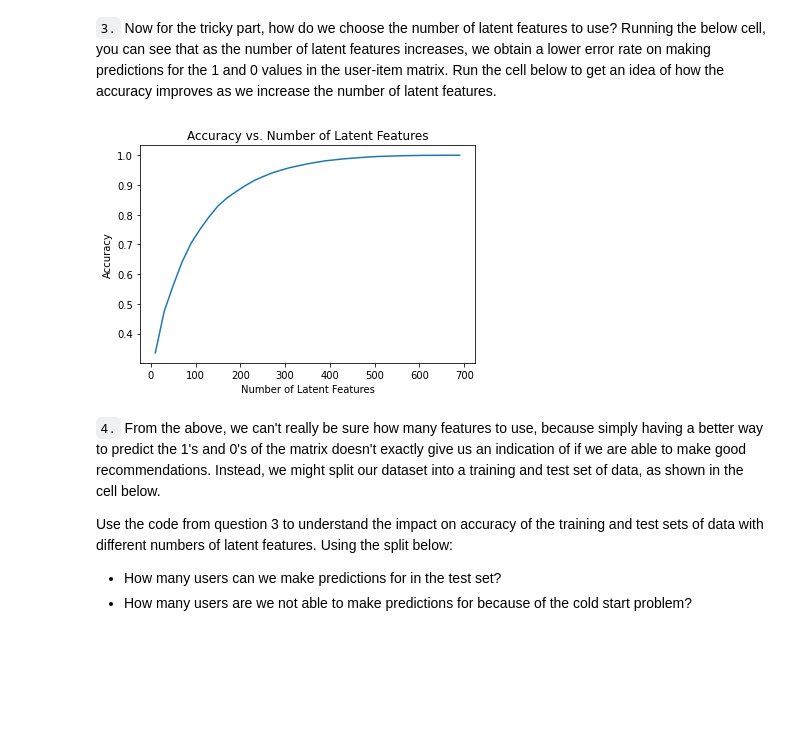
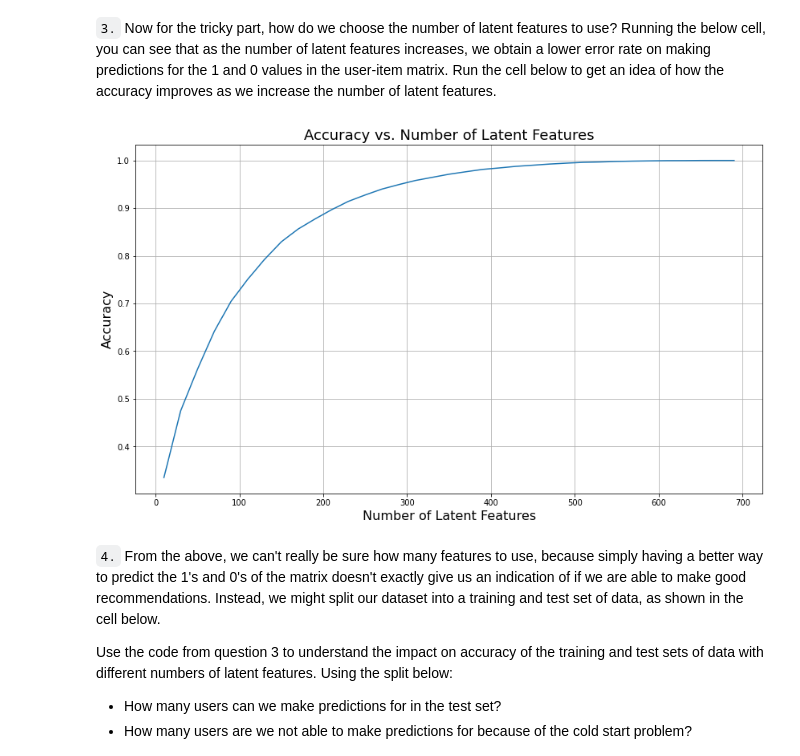
Before and after one commit to rafaelmata357/Data-Science-Udacity, a Jupyter notebook: Recommendations/Recommendations_with_IBM.ipynb, the cells around one changed output. Saved outputs shown, nothing was run; the diff lists cells and outputs as text; code cells hidden in the pictures; blank space fills up the shorter version.

Commit message:
FIX: Accuracy chart size

```diff
--- a/Recommendations/Recommendations_with_IBM.ipynb
+++ b/Recommendations/Recommendations_with_IBM.ipynb
@@ -718,28 +718,30 @@ The difference with the lesson are the values that the user_item_matrix have, th
 # %%
 num_latent_feats = np.arange(10,700+10,20)
 sum_errs = []
 
 for k in num_latent_feats:
     # restructure with k latent features
     s_new, u_new, vt_new = np.diag(s[:k]), u[:, :k], vt[:k, :]
 
     # take dot product
     user_item_est = np.around(np.dot(np.dot(u_new, s_new), vt_new))
 
     # compute error for each prediction to actual value
     diffs = np.subtract(user_item_matrix, user_item_est)
 
     # total errors and keep track of them
     err = np.sum(np.sum(np.abs(diffs)))
     sum_errs.append(err)
 
 
+fig = plt.figure(figsize=(14,8))
 plt.plot(num_latent_feats, 1 - np.array(sum_errs)/df.shape[0]);
-plt.xlabel('Number of Latent Features');
-plt.ylabel('Accuracy');
-plt.title('Accuracy vs. Number of Latent Features');
+plt.xlabel('Number of Latent Features',fontsize=16);
+plt.ylabel('Accuracy',fontsize=16);
+plt.title('Accuracy vs. Number of Latent Features',fontsize=18);
+plt.grid(True)
 # %% [output]
-[figure, old version]
+[figure, new version]
 # %% [markdown]
 `4.` From the above, we can't really be sure how many features to use, because simply having a better way to predict the 1's and 0's of the matrix doesn't exactly give us an indication of if we are able to make good recommendations.  Instead, we might split our dataset into a training and test set of data, as shown in the cell below.
 
```
Also changed, not shown: parts of 10 cells of this notebook.
